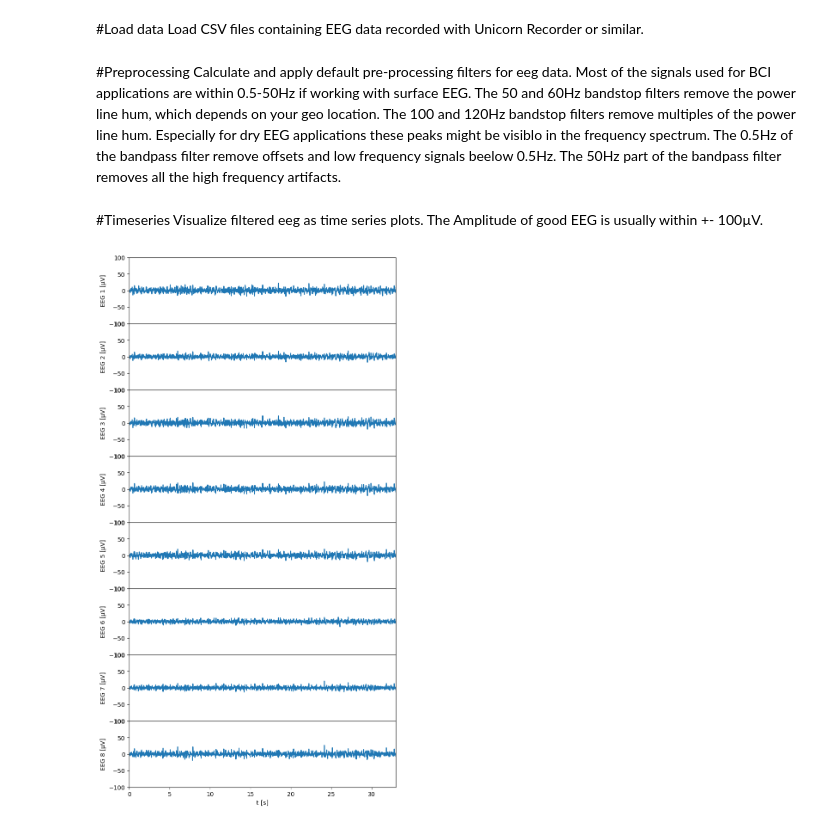
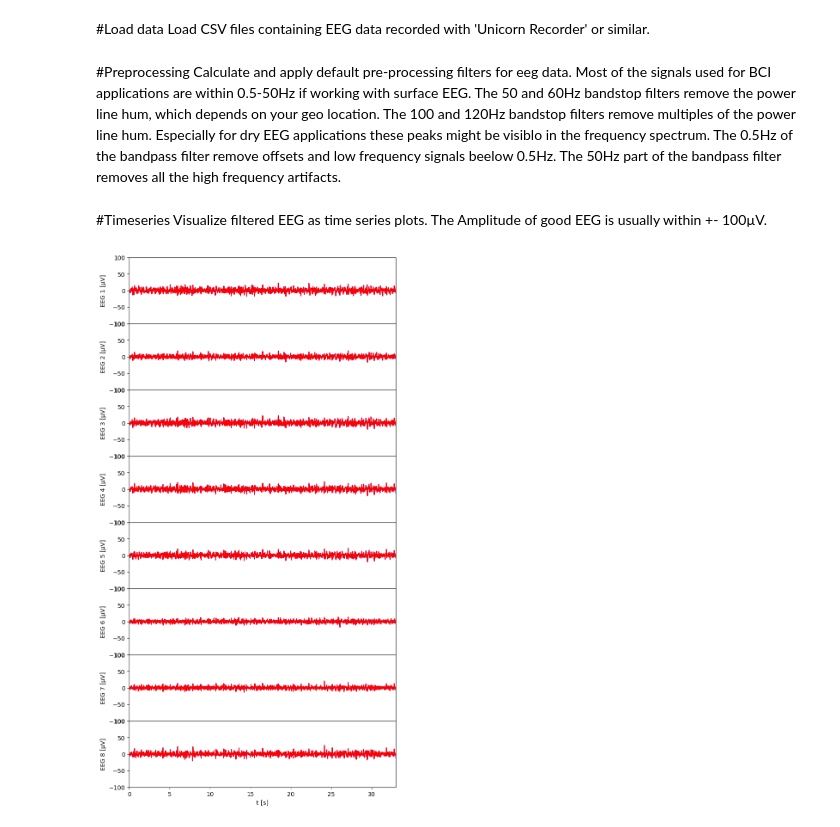
Before and after one commit to EEGKit/EEG-Signal-Quality, a Jupyter notebook: EEGSignalQuality.ipynb, the cells around one changed output. Saved outputs shown, nothing was run; the diff lists cells and outputs as text; code cells hidden in the pictures.

```diff
--- a/EEGSignalQuality.ipynb
+++ b/EEGSignalQuality.ipynb
@@ -1,6 +1,6 @@
 # %% [markdown]
 #Load data
-Load CSV files containing EEG data recorded with Unicorn Recorder or similar.
+Load CSV files containing EEG data recorded with 'Unicorn Recorder' or similar.
 # %%
 import numpy as np
 import matplotlib.pyplot as mp
@@ -35,17 +35,18 @@ for i in range(numberOfEegChannels):
     eegfilt[:,i] = sp.lfilter(bbp,abp,eegfilt[:,i])
 # %% [markdown]
 #Timeseries
-Visualize filtered eeg as time series plots. The Amplitude of good EEG is usually within +- 100µV.
+Visualize filtered EEG as time series plots. The Amplitude of good EEG is usually within +- 100µV.
 # %%
 fig, axs = mp.subplots(numberOfEegChannels, 1, sharex=True, figsize=(8, 2*numberOfEegChannels), )
 fig.subplots_adjust(hspace=0)
 for i in range(numberOfEegChannels):
-    axs[i].plot(t, eegfilt[:, i])
+    axs[i].plot(t, eeg[:, i], color='blue', linestyle='-')
+    axs[i].plot(t, eegfilt[:, i], color='red', linestyle='-')
     axs[i].set_ylabel(f'EEG {i+1} [µV]')
     axs[i].set_ylim(-100, 100)
     axs[i].set_xlim(0, t[t.shape[0]-1])
 
 axs[numberOfEegChannels - 1].set_xlabel('t [s]')
 mp.show()
 # %% [output]
-[figure, old version]
+[figure, new version]
```
Also changed, not shown: parts of 3 cells of this notebook.
